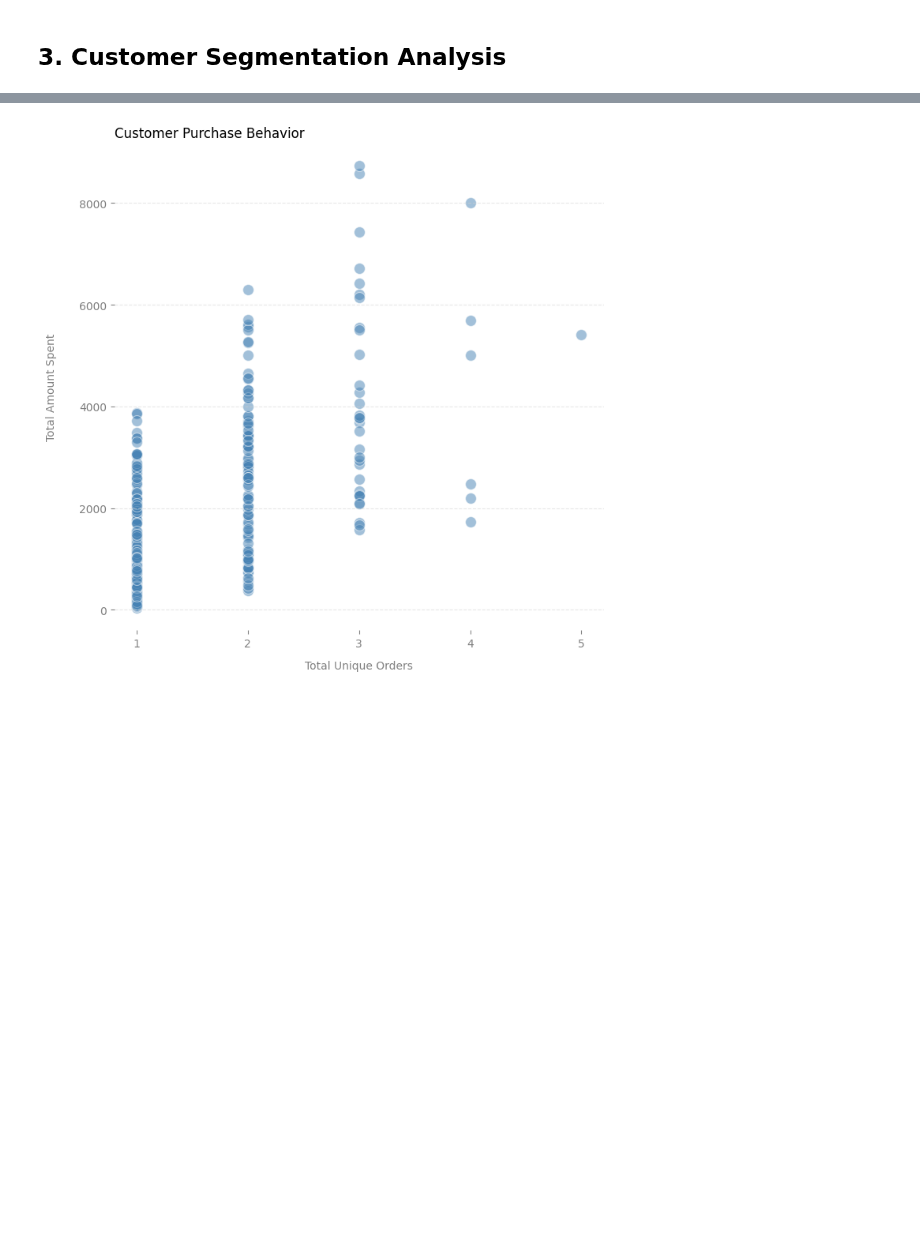
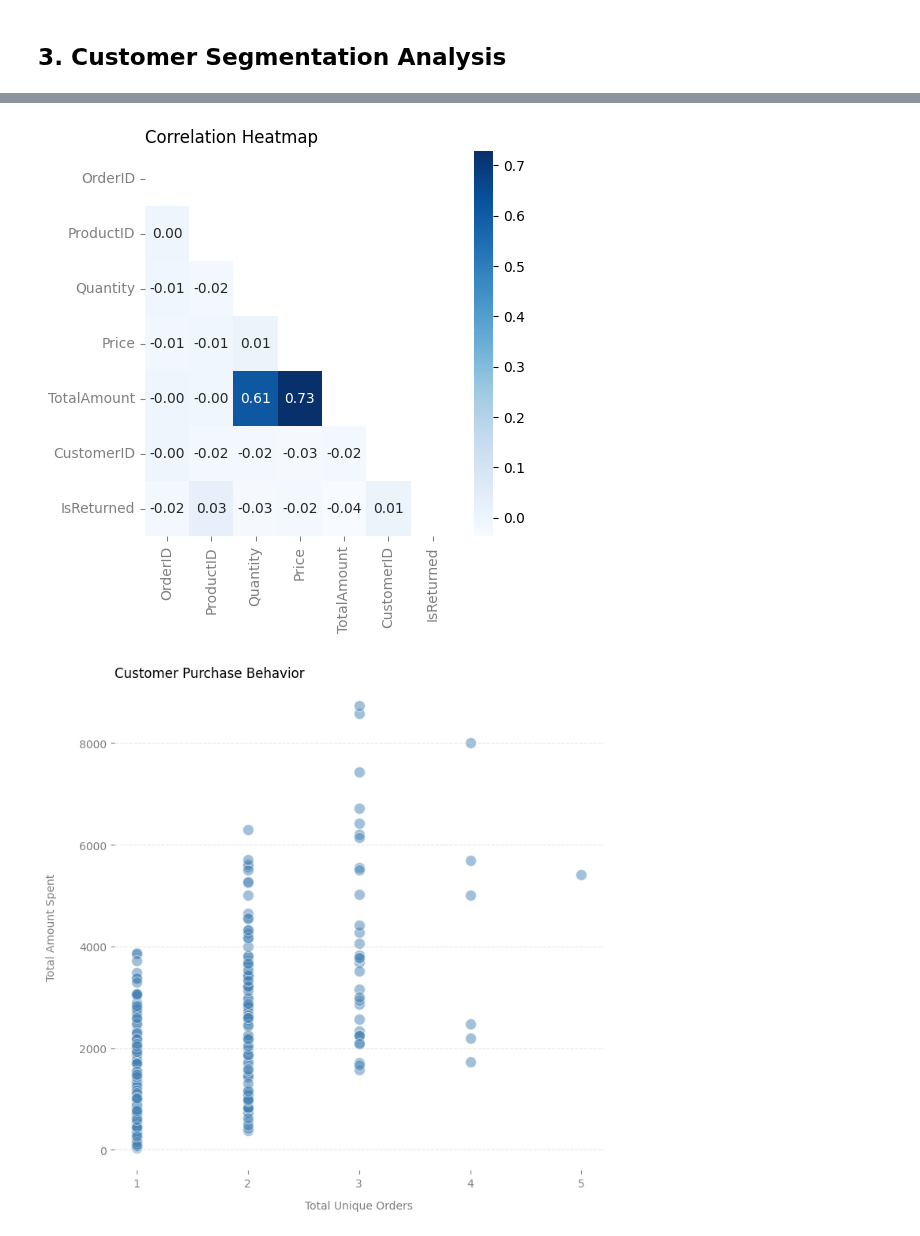
Before and after one commit to YuliaVK/Data-Analytics, a Jupyter notebook: EDA_Sales/notebooks/Sales_EDA.ipynb, the cells around one changed output, grey strips where cells are left out. Cells and saved outputs as stored; diff of their text form; code cells hidden in the pictures; blank space fills up the shorter version.

```diff
--- a/EDA_Sales/notebooks/Sales_EDA.ipynb
+++ b/EDA_Sales/notebooks/Sales_EDA.ipynb
@@ -188,3 +189,6 @@ plt.show()
 First three days of the working week seems to bring in more sales. This should be taken into account in planning company's staffing and marketing strategies.
 # %% [markdown]
 ## 3. Customer Segmentation Analysis
+# %%
+corr = df.select_dtypes(include='number').corr()
+corr.sort_values('TotalAmount', ascending = False)
@@ -191,3 +204,13 @@ First three days of the working week seems to bring in more sales. This should b
+# %%
+plt.figure(figsize=(5, 5))
+mask = np.triu(np.ones_like(corr, dtype=bool))
+heatmap = sns.heatmap(corr, mask=mask, annot=True, cmap='Blues', fmt=".2f")
+plt.title('Correlation Heatmap', loc='left') # Remove. Add as subtitle to the presentation instead
+plt.tick_params(axis='x', colors='grey')
+plt.tick_params(axis='y', colors='grey')
+plt.show()
+# %% [output]
+[figure, added]
 # %%
 customer_sales = df[df['IsReturned'] != 1].groupby('CustomerID')['TotalAmount'].agg([('TotalAmount', 'sum'), ('UniqueOrders', 'count')])
 # %%
```
Also changed, not shown: parts of 6 cells of this notebook.
